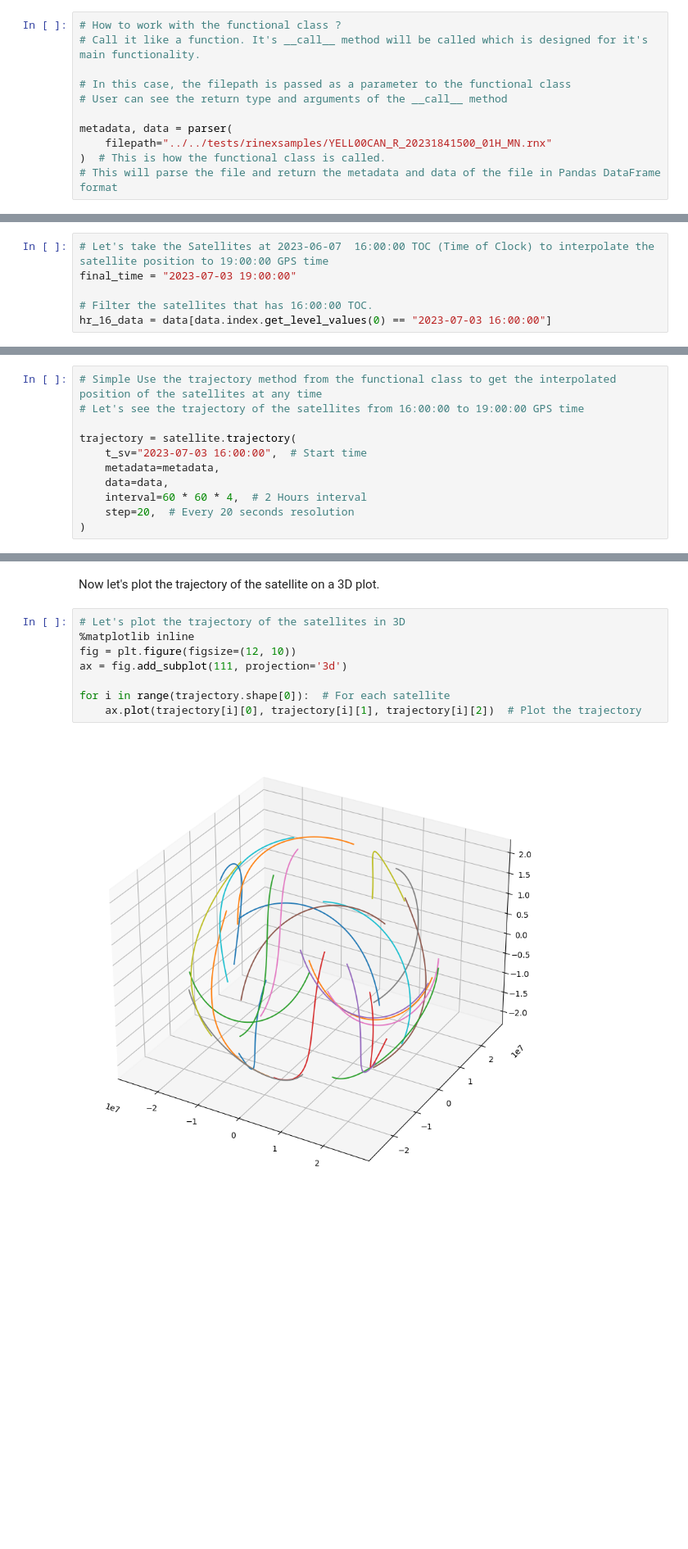
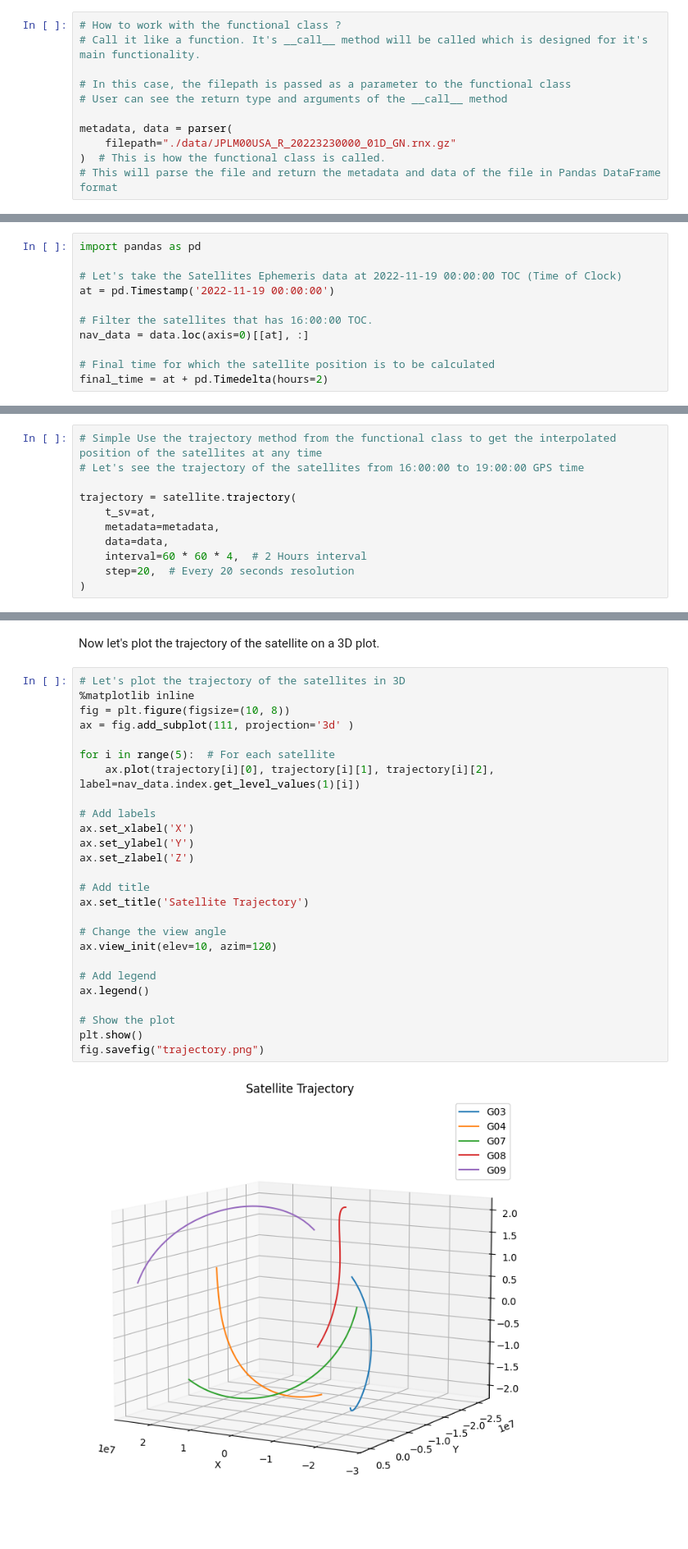
Before and after one commit to NISCHALPI/Navigator, a Jupyter notebook: docs/intro/intro_parsing_and_interpolation.ipynb, the cells around one changed output, grey strips where cells are left out. Shown at 82% size. Cells and saved outputs as stored; diff of their text form; blank space fills up the shorter version.

```diff
--- a/docs/intro/intro_parsing_and_interpolation.ipynb
+++ b/docs/intro/intro_parsing_and_interpolation.ipynb
@@ -35,7 +35,7 @@ parser = Parser(iparser=IParseGPSNav())
 # User can see the return type and arguments of the __call__ method
 
 metadata, data = parser(
-    filepath="../../tests/rinexsamples/YELL00CAN_R_20231841500_01H_MN.rnx"
+    filepath="./data/JPLM00USA_R_20223230000_01D_GN.rnx.gz"
 )  # This is how the functional class is called.
 # This will parse the file and return the metadata and data of the file in Pandas DataFrame format
 # %% [markdown]
@@ -105,6 +105,11 @@ MultiIndex([('2023-07-03 13:59:44', 'G15'),
 # %%
-# Let's take the Satellites at 2023-06-07  16:00:00 TOC (Time of Clock) to interpolate the satellite position to 19:00:00 GPS time
-final_time = "2023-07-03 19:00:00"
+import pandas as pd
+
+# Let's take the Satellites Ephemeris data at 2022-11-19 00:00:00 TOC (Time of Clock)
+at = pd.Timestamp('2022-11-19 00:00:00')
 
 # Filter the satellites that has 16:00:00 TOC.
-hr_16_data = data[data.index.get_level_values(0) == "2023-07-03 16:00:00"]
+nav_data = data.loc(axis=0)[[at], :]
+
+# Final time for which the satellite position is to be calculated
+final_time = at + pd.Timedelta(hours=2)
@@ -153,7 +165,7 @@ Cool! But I promised trajectory plots. How do I do that?
 # Let's see the trajectory of the satellites from 16:00:00 to 19:00:00 GPS time
 
 trajectory = satellite.trajectory(
-    t_sv="2023-07-03 16:00:00",  # Start time
+    t_sv=at,
     metadata=metadata,
     data=data,
     interval=60 * 60 * 4,  # 2 Hours interval
@@ -170,10 +182,28 @@ Now let's plot the trajectory of the satellite on a 3D plot.
 # %%
 # Let's plot the trajectory of the satellites in 3D
 %matplotlib inline
-fig = plt.figure(figsize=(12, 10))
-ax = fig.add_subplot(111, projection='3d')
+fig = plt.figure(figsize=(10, 8))
+ax = fig.add_subplot(111, projection='3d' )
 
-for i in range(trajectory.shape[0]):  # For each satellite
-    ax.plot(trajectory[i][0], trajectory[i][1], trajectory[i][2])  # Plot the trajectory
+for i in range(5):  # For each satellite
+    ax.plot(trajectory[i][0], trajectory[i][1], trajectory[i][2], label=nav_data.index.get_level_values(1)[i])
+
+# Add labels
+ax.set_xlabel('X')
+ax.set_ylabel('Y')
+ax.set_zlabel('Z')
+
+# Add title
+ax.set_title('Satellite Trajectory')
+
+# Change the view angle
+ax.view_init(elev=10, azim=120)
+
+# Add legend
+ax.legend()
+
+# Show the plot
+plt.show()
+fig.savefig("trajectory.png")
 # %% [output]
-[figure, old version]
+[figure, new version]
```
Also changed, not shown: parts of 9 cells of this notebook, 13 other files.
